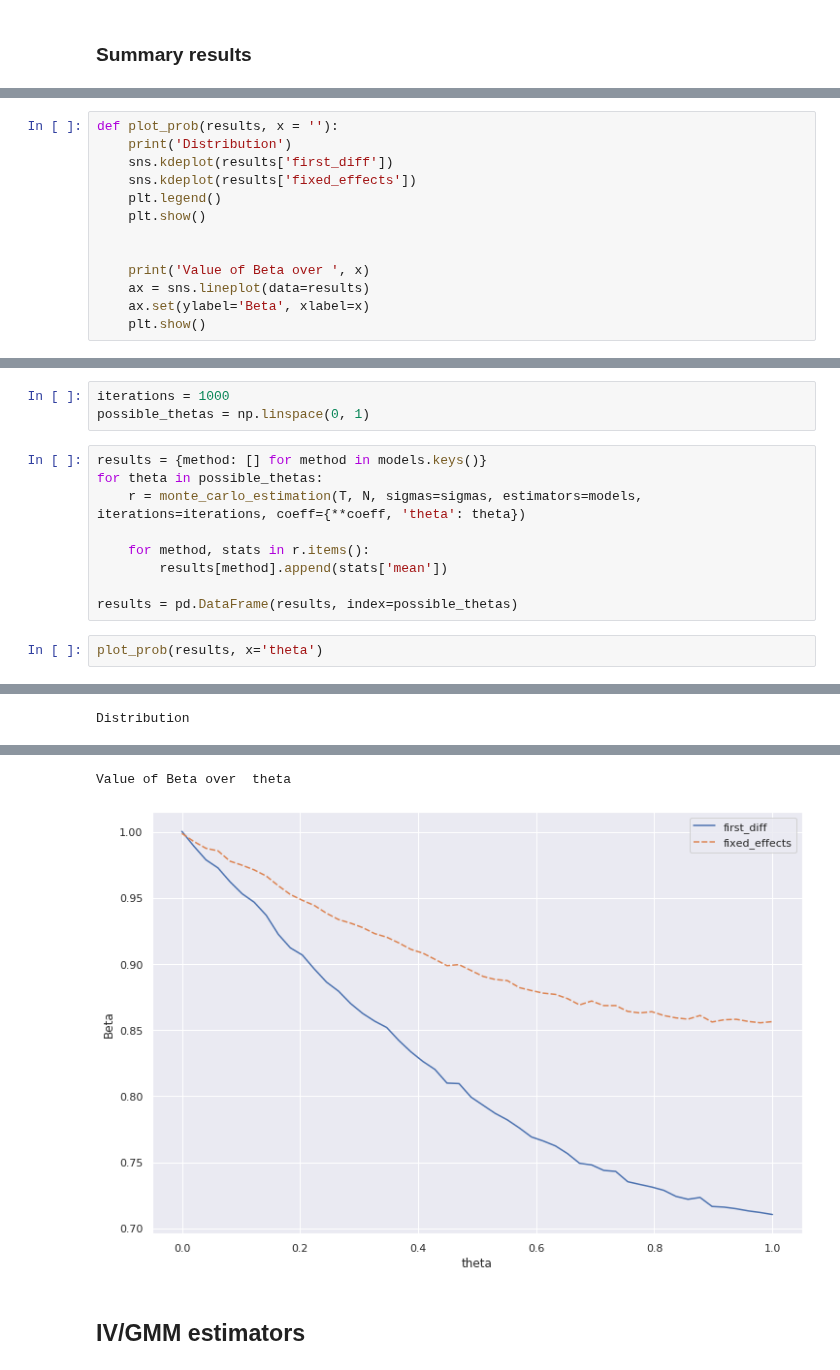
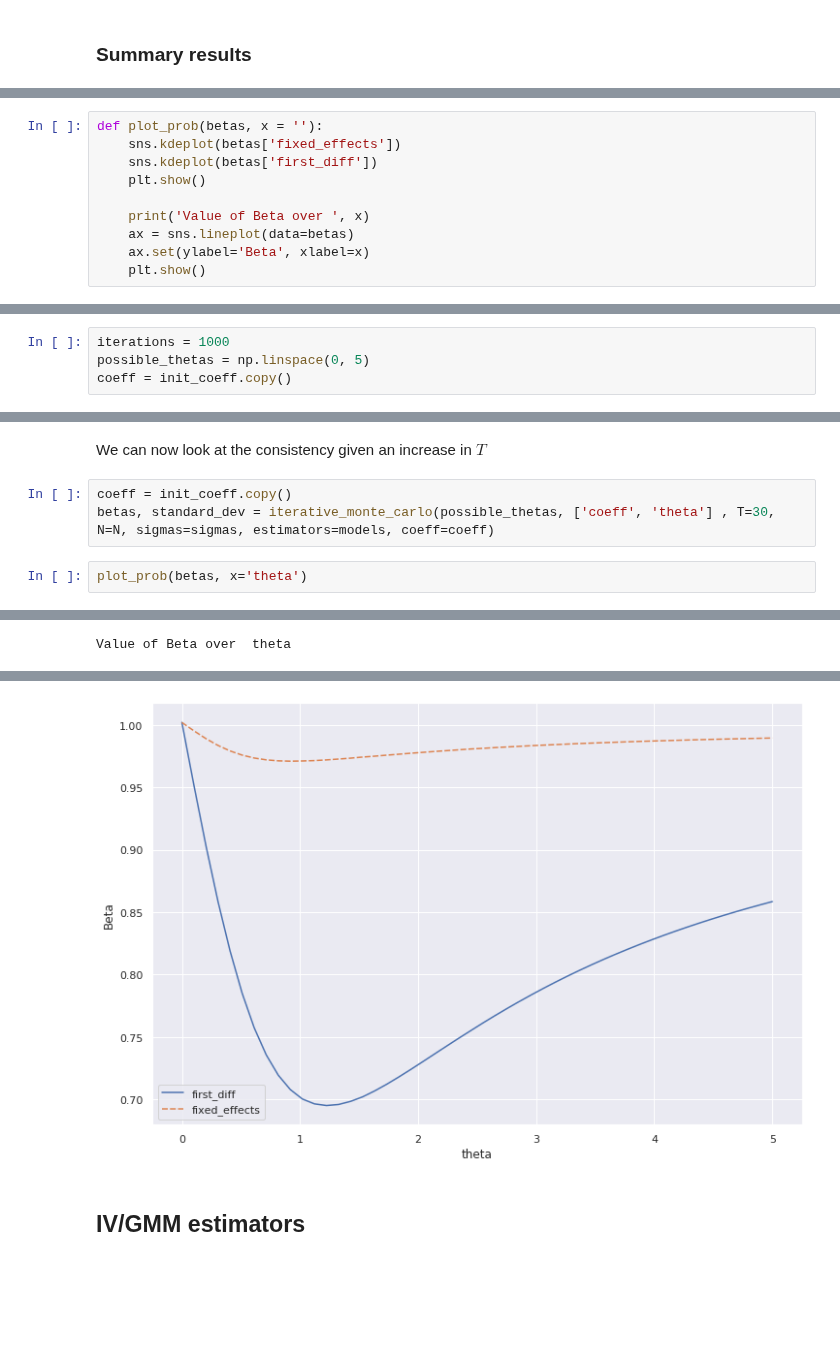
Before and after one commit to NoFishLikeIan/tinbergen, a Jupyter notebook: homework/adv_econ_notebooks/Panel Data.ipynb, the cells around one changed output, grey strips where cells are left out. Drawn from its saved outputs; the diff is of its cells as text; blank space fills up the shorter version.

```diff
--- a/homework/adv_econ_notebooks/Panel Data.ipynb
+++ b/homework/adv_econ_notebooks/Panel Data.ipynb
@@ -239,13 +151,10 @@ results = pd.DataFrame(results, index=possible_pis)
 # %%
-def plot_prob(results, x = ''):
-    print('Distribution')
-    sns.kdeplot(results['first_diff'])
-    sns.kdeplot(results['fixed_effects'])
-    plt.legend()
+def plot_prob(betas, x = ''):
+    sns.kdeplot(betas['fixed_effects'])
+    sns.kdeplot(betas['first_diff'])
     plt.show()
 
-
     print('Value of Beta over ', x)
-    ax = sns.lineplot(data=results)
+    ax = sns.lineplot(data=betas)
     ax.set(ylabel='Beta', xlabel=x)
     plt.show()
@@ -251,0 +184,4 @@ def plot_prob(results, x = ''):
+# %%
+iterations = 1000
+possible_thetas = np.linspace(0, 5)
+coeff = init_coeff.copy()
@@ -261,15 +198,8 @@ Value of Beta over  pi
-# %%
-iterations = 1000
-possible_thetas = np.linspace(0, 1)
-# %%
-results = {method: [] for method in models.keys()}
-for theta in possible_thetas:
-    r = monte_carlo_estimation(T, N, sigmas=sigmas, estimators=models, iterations=iterations, coeff={**coeff, 'theta': theta})
-
-    for method, stats in r.items():
-        results[method].append(stats['mean'])
-
-results = pd.DataFrame(results, index=possible_thetas)
+# %% [markdown]
+We can now look at the consistency given an increase in $T$
+# %%
+coeff = init_coeff.copy()
+betas, standard_dev = iterative_monte_carlo(possible_thetas, ['coeff', 'theta'] , T=30, N=N, sigmas=sigmas, estimators=models, coeff=coeff)
 # %%
-plot_prob(results, x='theta')
+plot_prob(betas, x='theta')
 # %% [output]
@@ -276 +207 @@ plot_prob(results, x='theta')
-Distribution
+Value of Beta over  theta
@@ -278,4 +208,3 @@ Distribution
-Value of Beta over  theta
-[figure, old version]
+[figure, new version]
 # %% [markdown]
 ## IV/GMM estimators
```
Also changed, not shown: parts of 98 cells of this notebook.
